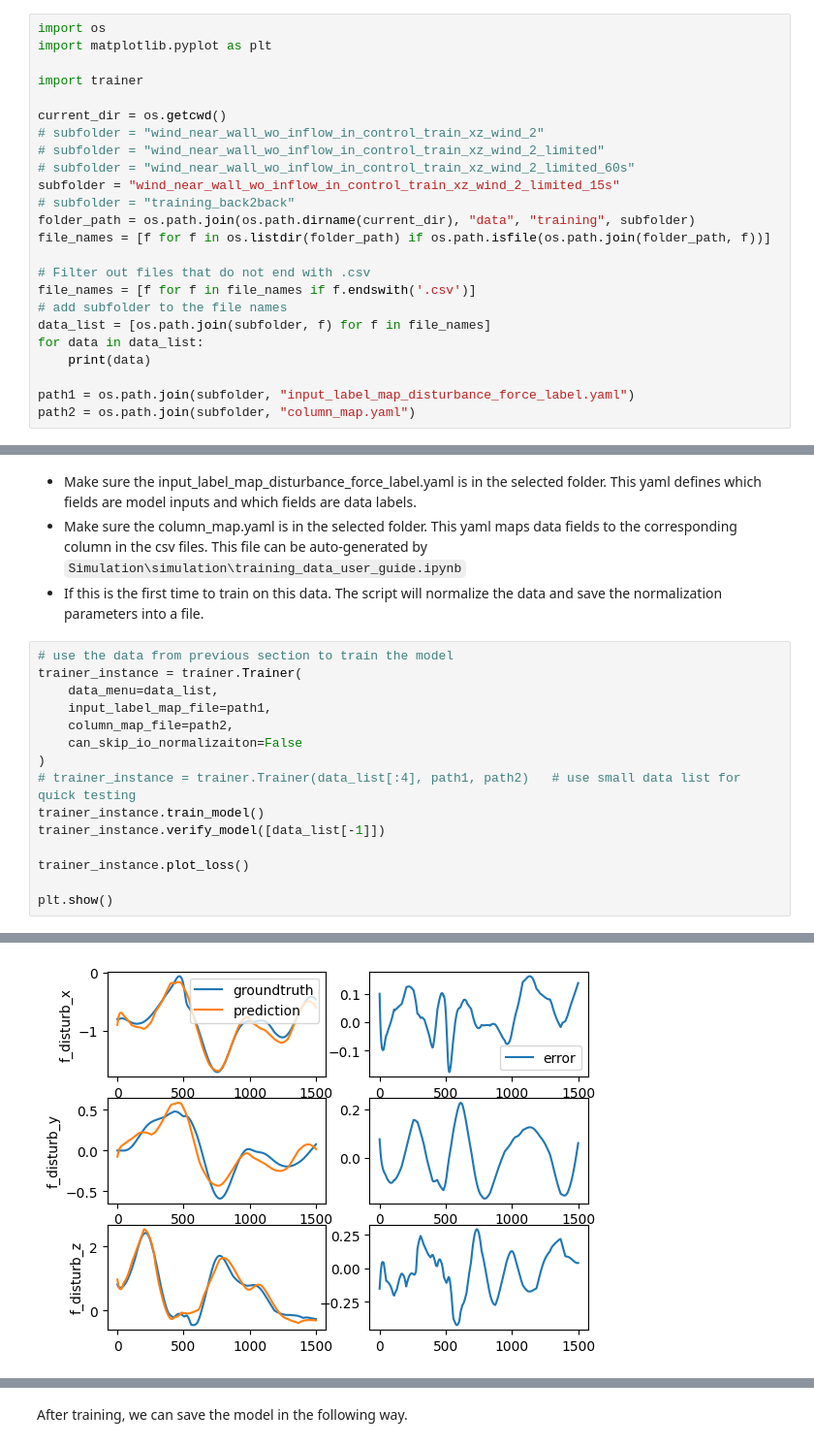
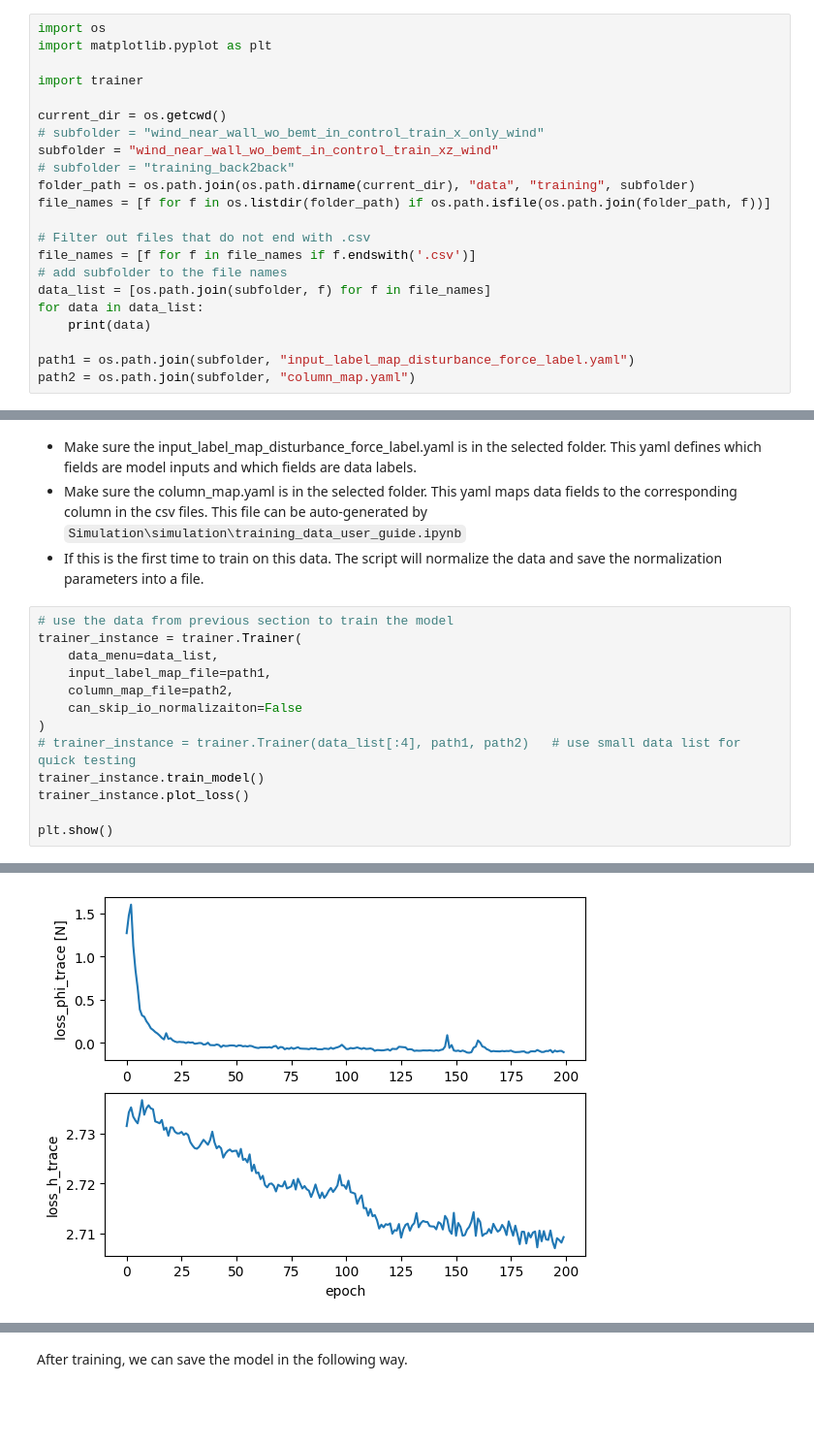
Before and after one commit to zzzzzzhym/DroneSimulator, a Jupyter notebook: learning/trainer_user_guide_wo_inflow.ipynb, the cells around one changed output, grey strips where cells are left out. Shown at 97% size. Saved outputs shown, nothing was run; the diff lists cells and outputs as text; blank space fills up the shorter version.

```diff
--- a/learning/trainer_user_guide_wo_inflow.ipynb
+++ b/learning/trainer_user_guide_wo_inflow.ipynb
@@ -19,10 +19,8 @@ import matplotlib.pyplot as plt
 import trainer
 
 current_dir = os.getcwd()
-# subfolder = "wind_near_wall_wo_inflow_in_control_train_xz_wind_2"
-# subfolder = "wind_near_wall_wo_inflow_in_control_train_xz_wind_2_limited"
-# subfolder = "wind_near_wall_wo_inflow_in_control_train_xz_wind_2_limited_60s"
-subfolder = "wind_near_wall_wo_inflow_in_control_train_xz_wind_2_limited_15s"
+# subfolder = "wind_near_wall_wo_bemt_in_control_train_x_only_wind"
+subfolder = "wind_near_wall_wo_bemt_in_control_train_xz_wind"
 # subfolder = "training_back2back"
 folder_path = os.path.join(os.path.dirname(current_dir), "data", "training", subfolder)
 file_names = [f for f in os.listdir(folder_path) if os.path.isfile(os.path.join(folder_path, f))]
@@ -66,8 +64,6 @@ trainer_instance = trainer.Trainer(
 )
 # trainer_instance = trainer.Trainer(data_list[:4], path1, path2)   # use small data list for quick testing
 trainer_instance.train_model()
-trainer_instance.verify_model([data_list[-1]])
-
 trainer_instance.plot_loss()
 
 plt.show()
@@ -93 +75 @@ a = tensor([[-0.1340,  0.0879, -3.4424],
-[figure, old version]
+[figure, new version]
```
Also changed, not shown: parts of 14 cells of this notebook, 23 other files.
